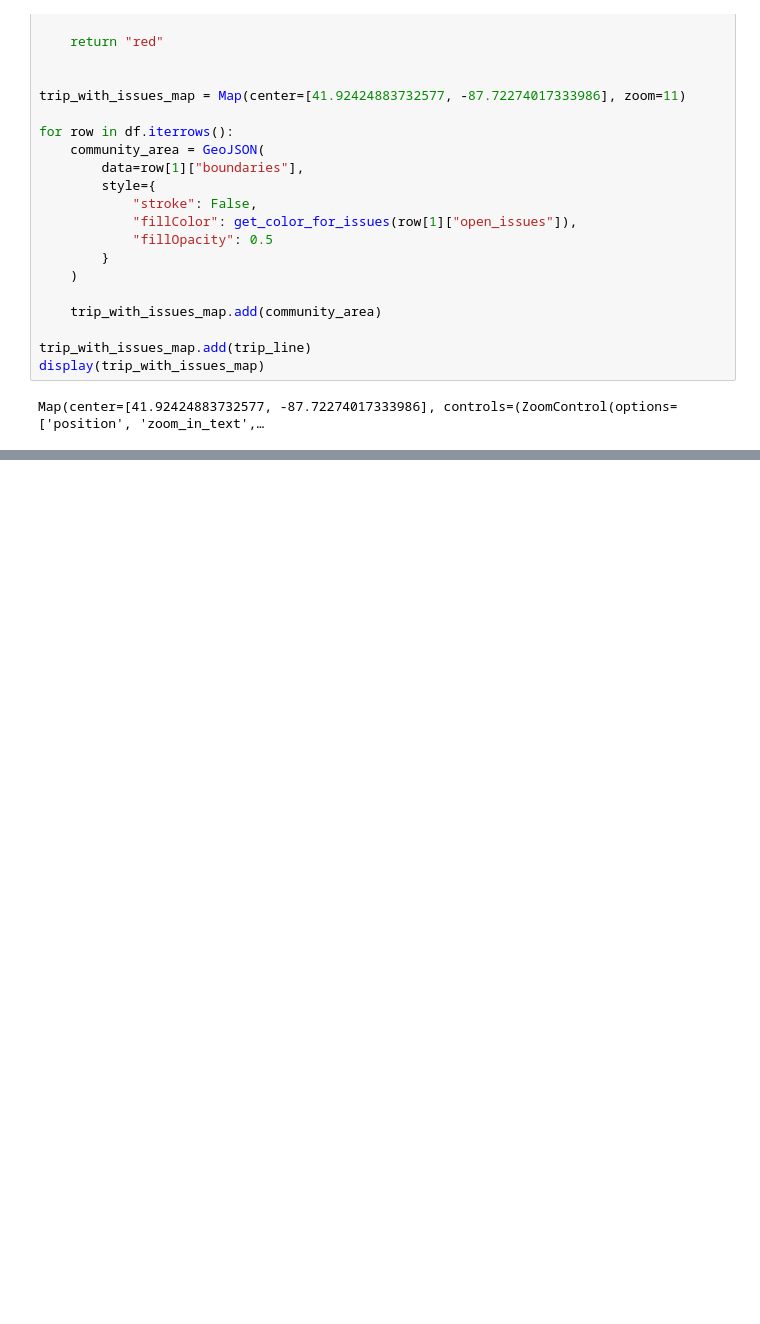
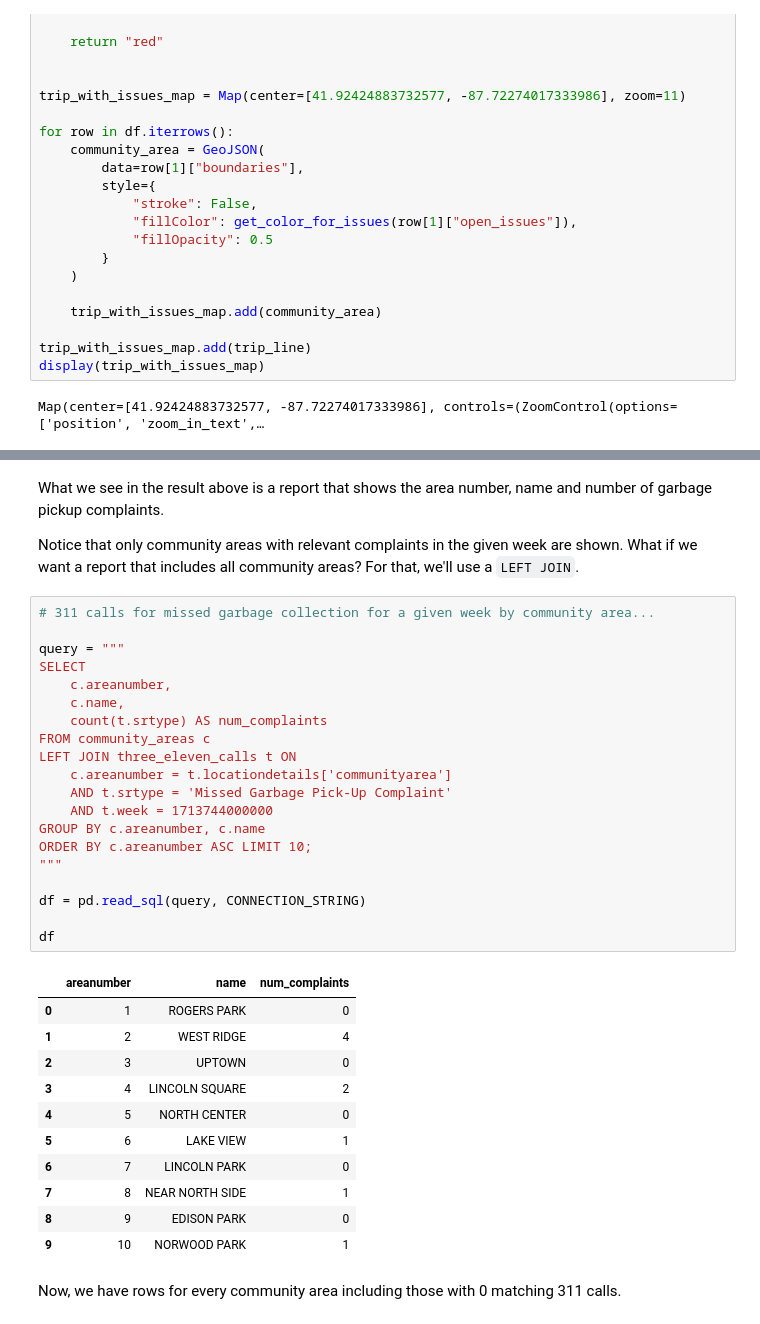
Before and after one commit to crate/academy-fundamentals-course, a Jupyter notebook: notebooks/multi_model_data/multi_model_data.ipynb, the cells around one changed output, grey strips where cells are left out. Cells and saved outputs as stored; diff of their text form; blank space fills up the shorter version.

```diff
--- a/notebooks/multi_model_data/multi_model_data.ipynb
+++ b/notebooks/multi_model_data/multi_model_data.ipynb
@@ -397,0 +573,38 @@ Map(center=[41.92424883732577, -87.72274017333986], controls=(ZoomControl(option
+# %% [markdown]
+What we see in the result above is a report that shows the area number, name and number of garbage pickup complaints.
+
+Notice that only community areas with relevant complaints in the given week are shown.  What if we want a report that includes all community areas?  For that, we'll use a `LEFT JOIN`.
+# %%
+# 311 calls for missed garbage collection for a given week by community area...
+
+query = """
+SELECT
+    c.areanumber,
+    c.name,
+    count(t.srtype) AS num_complaints
+FROM community_areas c
+LEFT JOIN three_eleven_calls t ON
+    c.areanumber = t.locationdetails['communityarea']
+    AND t.srtype = 'Missed Garbage Pick-Up Complaint'
+    AND t.week = 1713744000000
+GROUP BY c.areanumber, c.name
+ORDER BY c.areanumber ASC LIMIT 10;
+"""
+
+df = pd.read_sql(query, CONNECTION_STRING)
+
+df
+# %% [output]
+|  | areanumber | name | num_complaints |
+| 0 | 1 | ROGERS PARK | 0 |
+| 1 | 2 | WEST RIDGE | 4 |
+| 2 | 3 | UPTOWN | 0 |
+| 3 | 4 | LINCOLN SQUARE | 2 |
+| 4 | 5 | NORTH CENTER | 0 |
+| 5 | 6 | LAKE VIEW | 1 |
+| 6 | 7 | LINCOLN PARK | 0 |
+| 7 | 8 | NEAR NORTH SIDE | 1 |
+| 8 | 9 | EDISON PARK | 0 |
+| 9 | 10 | NORWOOD PARK | 1 |
+# %% [markdown]
+Now, we have rows for every community area including those with 0 matching 311 calls.
```
Also changed, not shown: parts of 29 cells of this notebook.
